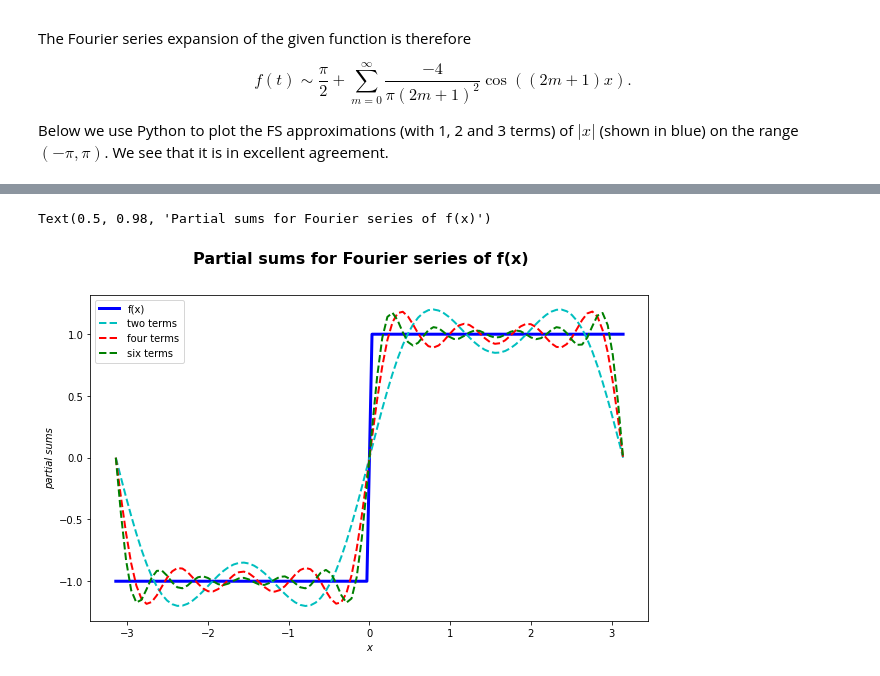
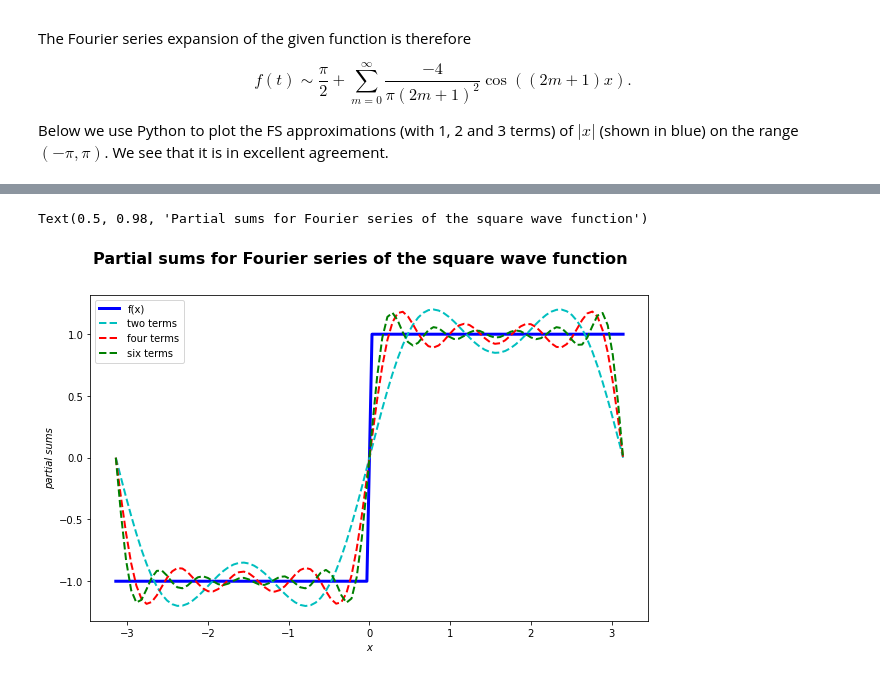
Before and after one commit to jjcrofts77/Advanced-Calculus-MATH20471, a Jupyter notebook: content/notebooks/Part1/Chapter2/Fourierseries2pi.ipynb, the cells around one changed output, grey strips where cells are left out. Drawn from its saved outputs; the diff is of its cells as text; code cells hidden in the pictures.

```diff
--- a/content/notebooks/Part1/Chapter2/Fourierseries2pi.ipynb
+++ b/content/notebooks/Part1/Chapter2/Fourierseries2pi.ipynb
@@ -315,33 +325,33 @@ The slower convergence shouldn't be too surprising given that the square wave fu
 # %%
 # python modules (maths + plotting)
 import numpy as np
 import matplotlib.pyplot as plt
 plt.rcParams['figure.figsize'] = [10, 6] # sets the size of the figure in inches
 
 # domain of plot (-pi, pi)
 x = np.linspace(-np.pi,np.pi,100)
 
 # square wave function (Example 2.2.2)
 f=np.ones_like(x)
 f[x<0]=-1
 
 # Partial sums for the FS of the square wave
 y1=(4/np.pi)*(np.sin(x)+np.sin(3*x)/3.0) # two terms (first and second harmonics)
 y2=y1+(4/np.pi)*(np.sin(5*x)/5.0+np.sin(7*x)/7.0) # 4 terms
 y3=y2+(4/np.pi)*(np.sin(9*x)/9.0)+np.sin(11*x)/11.0 # 6 terms
 
 # plot
 plt.ion()
 plt.plot(x,f,'b-',lw=3,label='f(x)')
 plt.plot(x,y1,'c--',lw=2,label='two terms')
 plt.plot(x,y2,'r--',lw=2,label='four terms')
 plt.plot(x,y3,'g--',lw=2,label='six terms')
 
 # add legend, label axis and add title
 plt.legend(loc='best')
 plt.xlabel('x',style='italic')
 plt.ylabel('partial sums',style='italic')
-plt.suptitle('Partial sums for Fourier series of f(x)',size=16,weight='bold')
+plt.suptitle('Partial sums for Fourier series of the square wave function',size=16,weight='bold')
 # %% [output]
-Text(0.5, 0.98, 'Partial sums for Fourier series of f(x)')
+Text(0.5, 0.98, 'Partial sums for Fourier series of the square wave function')
-[figure, old version]
+[figure, new version]
```
Also changed, not shown: parts of 2 cells of this notebook.
